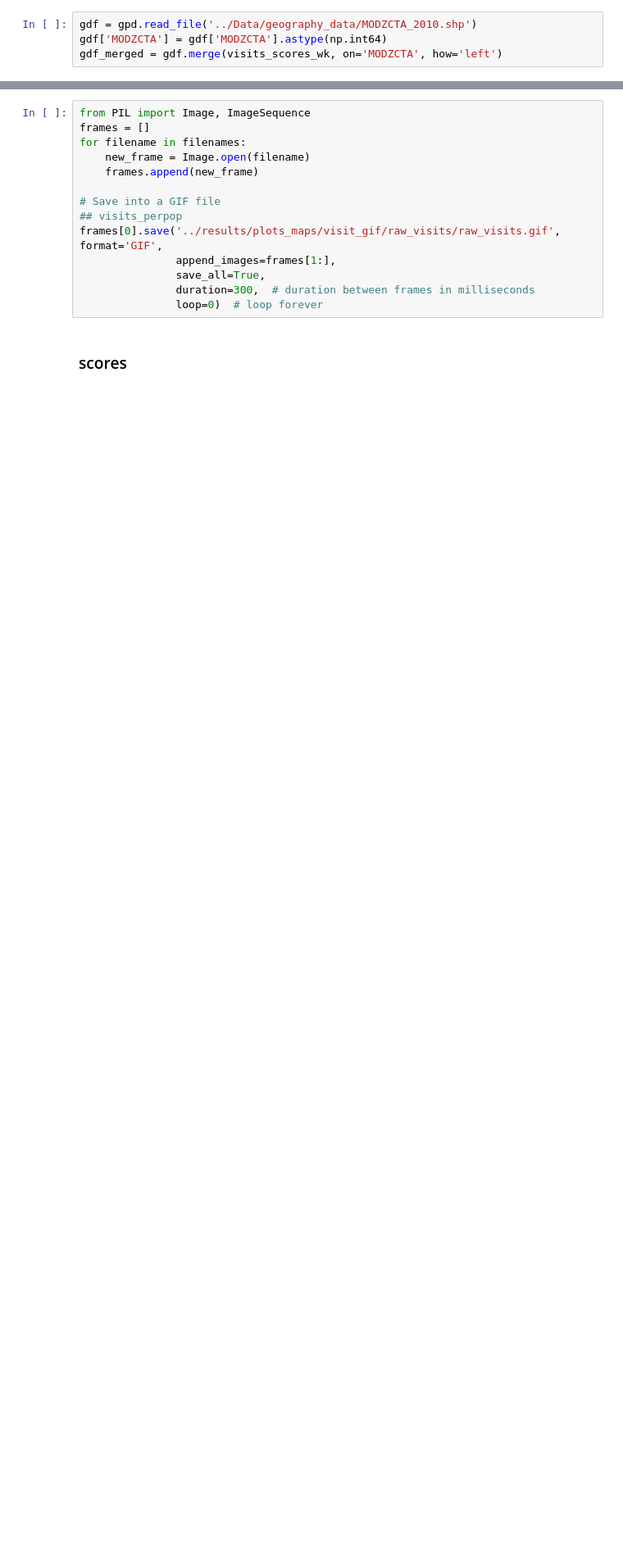
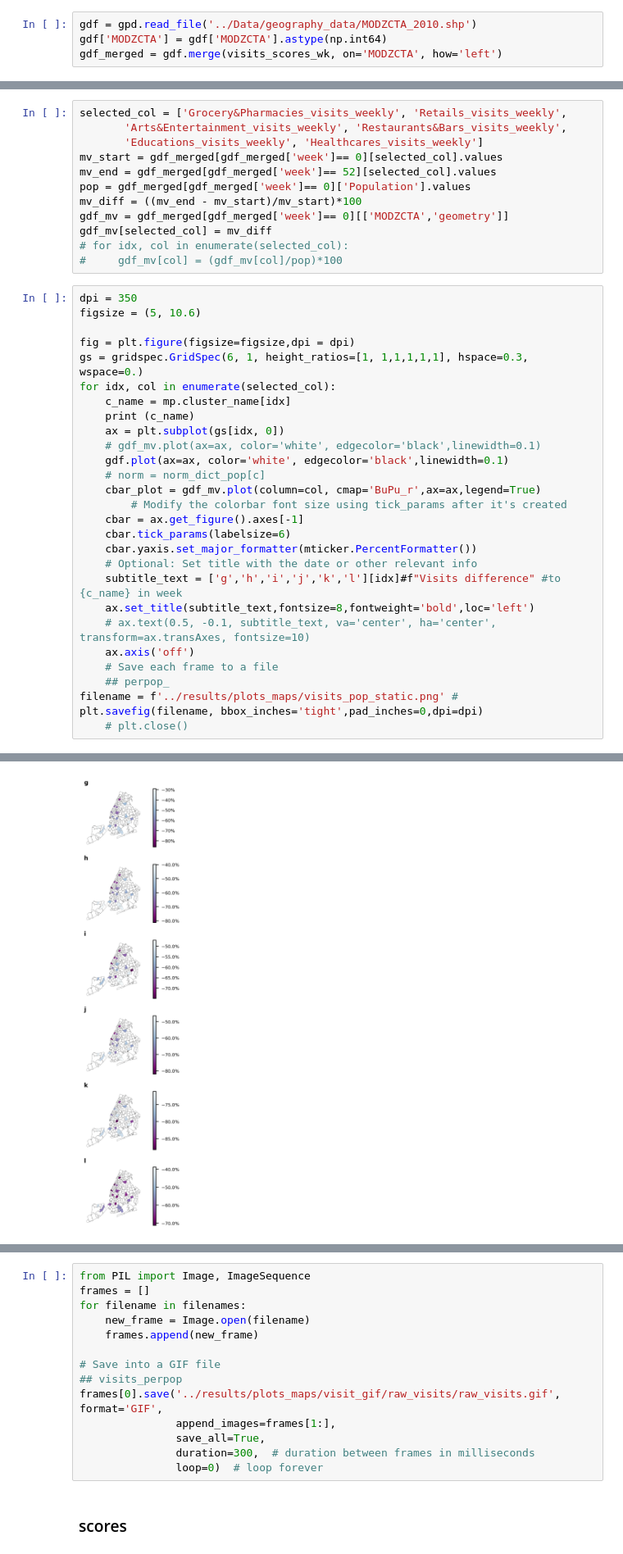
Before and after one commit to Qing1011/behaviours_epidemics, a Jupyter notebook: mobility_data_analysis/2.4_Plot_on_maps.ipynb, the cells around one changed output, grey strips where cells are left out. Shown at 82% size. Saved outputs shown, nothing was run; the diff lists cells and outputs as text; blank space fills up the shorter version.

```diff
--- a/mobility_data_analysis/2.4_Plot_on_maps.ipynb
+++ b/mobility_data_analysis/2.4_Plot_on_maps.ipynb
@@ -92,0 +79,41 @@ gdf_merged = gdf.merge(visits_scores_wk, on='MODZCTA', how='left')
+# %%
+selected_col = ['Grocery&Pharmacies_visits_weekly', 'Retails_visits_weekly',
+       'Arts&Entertainment_visits_weekly', 'Restaurants&Bars_visits_weekly',
+       'Educations_visits_weekly', 'Healthcares_visits_weekly']
+mv_start = gdf_merged[gdf_merged['week']== 0][selected_col].values
+mv_end = gdf_merged[gdf_merged['week']== 52][selected_col].values
+pop = gdf_merged[gdf_merged['week']== 0]['Population'].values
+mv_diff = ((mv_end - mv_start)/mv_start)*100
+gdf_mv = gdf_merged[gdf_merged['week']== 0][['MODZCTA','geometry']]
+gdf_mv[selected_col] = mv_diff
+# for idx, col in enumerate(selected_col):
+#     gdf_mv[col] = (gdf_mv[col]/pop)*100
+# %%
+dpi = 350
+figsize = (5, 10.6)
+
+fig = plt.figure(figsize=figsize,dpi = dpi)
+gs = gridspec.GridSpec(6, 1, height_ratios=[1, 1,1,1,1,1], hspace=0.3, wspace=0.)
+for idx, col in enumerate(selected_col):
+    c_name = mp.cluster_name[idx]
+    print (c_name)
+    ax = plt.subplot(gs[idx, 0])
+    # gdf_mv.plot(ax=ax, color='white', edgecolor='black',linewidth=0.1)
+    gdf.plot(ax=ax, color='white', edgecolor='black',linewidth=0.1)
+    # norm = norm_dict_pop[c]
+    cbar_plot = gdf_mv.plot(column=col, cmap='BuPu_r',ax=ax,legend=True)
+        # Modify the colorbar font size using tick_params after it's created
+    cbar = ax.get_figure().axes[-1]
+    cbar.tick_params(labelsize=6)
+    cbar.yaxis.set_major_formatter(mticker.PercentFormatter())
+    # Optional: Set title with the date or other relevant info
+    subtitle_text = ['g','h','i','j','k','l'][idx]#f"Visits difference" #to {c_name} in week
+    ax.set_title(subtitle_text,fontsize=8,fontweight='bold',loc='left')
+    # ax.text(0.5, -0.1, subtitle_text, va='center', ha='center', transform=ax.transAxes, fontsize=10)
+    ax.axis('off')
+    # Save each frame to a file
+    ## perpop_
+filename = f'../results/plots_maps/visits_pop_static.png' #
+plt.savefig(filename, bbox_inches='tight',pad_inches=0,dpi=dpi)
+    # plt.close()
+# %% [output]
@@ -92,0 +126 @@ gdf_merged = gdf.merge(visits_scores_wk, on='MODZCTA', how='left')
+[figure, added]
```
Also changed, not shown: parts of 20 cells of this notebook, 28 other files.
